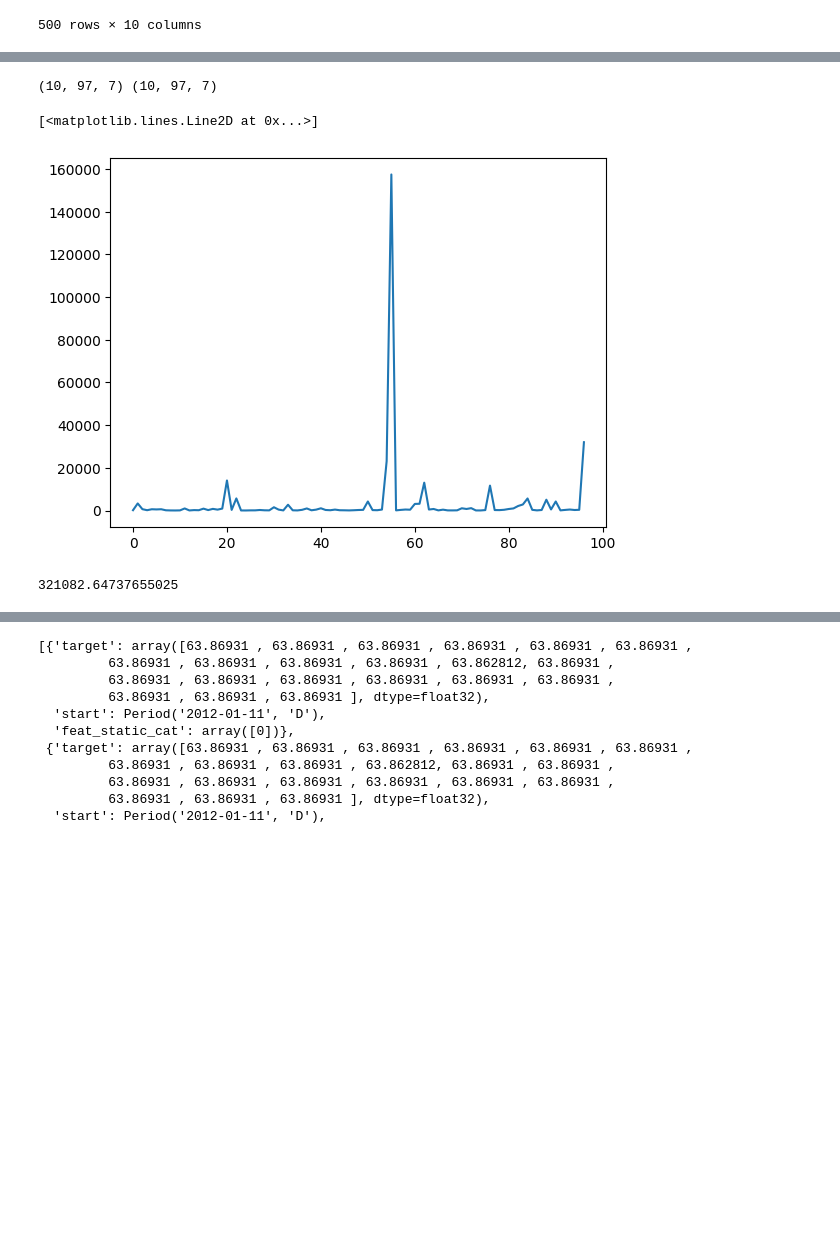
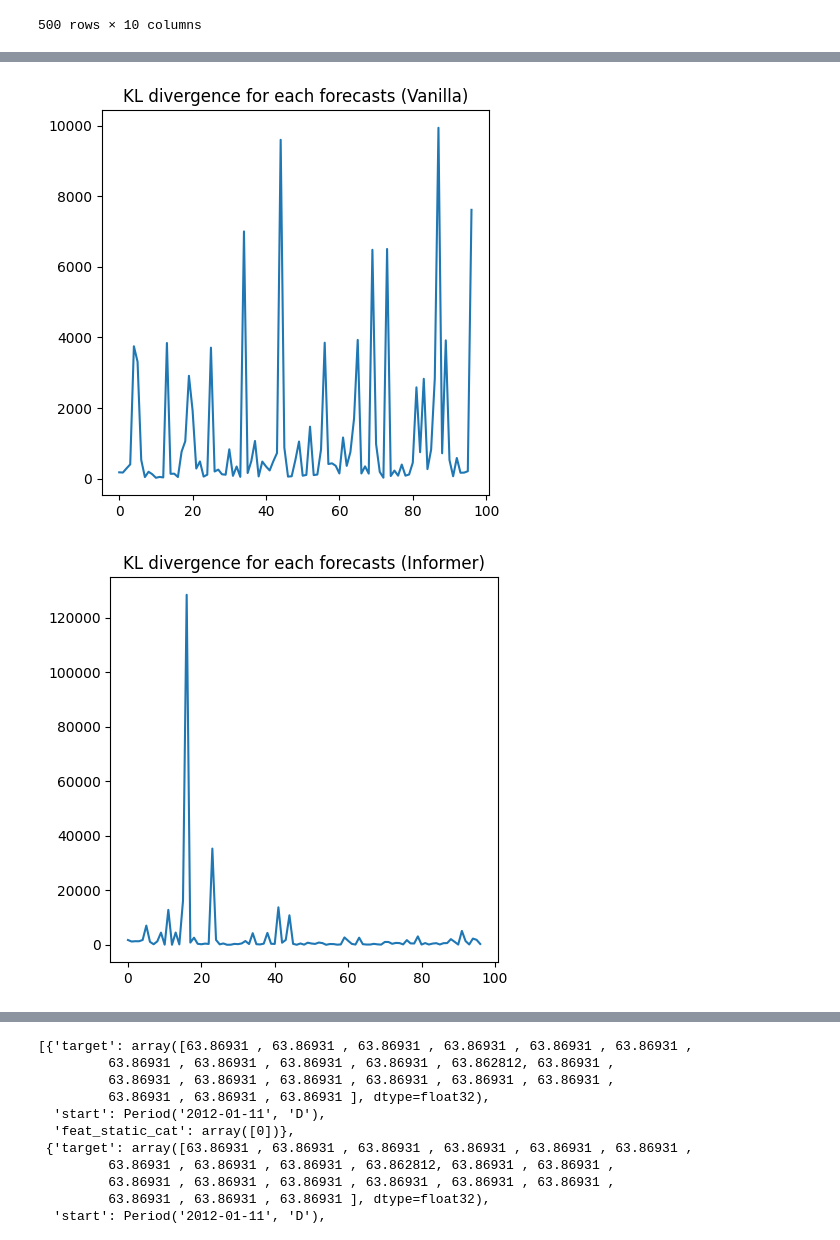
Before and after one commit to DenardYap/time-series-forecasting, a Jupyter notebook: src/playground/transformer_playground_electric.ipynb, the cells around one changed output, grey strips where cells are left out. Cells and saved outputs as stored; diff of their text form; code cells hidden in the pictures; blank space fills up the shorter version.

```diff
--- a/src/playground/transformer_playground_electric.ipynb
+++ b/src/playground/transformer_playground_electric.ipynb
@@ -1364,46 +1313,52 @@ informer_forecasts_ev[np.isnan(informer_forecasts_ev)] = 0
 # %%
 from helper import kl_between_two_dist
 
-# df_scaled_no_nan = df_scaled.fillna(0)
-A = []
-B = []
-for column_name in df_scaled_no_nan.columns:
-    curList = []
-    if column_name[0] != "M":
-        continue
-    cur_df = df_scaled_no_nan[column_name][375 + 21:]
+# Gather all the forecasts and put in B
+# Also gather all the forecasts' respective true value in A
 
-    for i in range(len(cur_df) - 7):
-        curList.append(np.array(cur_df[i : i + 7]))
-    A.append(np.array(curList))
+def getForecastsAndObserved(forecasts):
+    A = []
+    B = []
+    for column_name in df_scaled_no_nan.columns:
+        curList = []
+        if column_name[0] != "M":
+            continue
+        cur_df = df_scaled_no_nan[column_name][375 + 21:]
 
-for i in range(0, len(vanilla_forecasts_ev), 97):
-    curList = []
-    for j in range(97):
-        curList.append(np.array(vanilla_forecasts_ev[i + j][0]))
+        for i in range(len(cur_df) - 7):
+            curList.append(np.array(cur_df[i : i + 7]))
+        A.append(np.array(curList))
 
-    B.append(np.array(curList))
+    for i in range(0, len(forecasts), 97):
+        curList = []
+        for j in range(97):
+            curList.append(np.array(forecasts[i + j][0]))
 
+        B.append(np.array(curList))
 
-A = np.array(A)
-B = np.array(B)
-# assert(len(A) == len(B))
-# print(kl_between_two_dist(A, B))
-print(A.shape, B.shape)
+    A = np.array(A)
+    B = np.array(B)
+    return A, B
+A, B = getForecastsAndObserved(vanilla_forecasts_ev)
+informerA, informerB = getForecastsAndObserved(informer_forecasts_ev)
-# %% [output]
-(10, 97, 7) (10, 97, 7)
 # %%
+# Calculate the KL divergences between these two Multivariate gaussian distribution
+# for every single forecasts (97 forecasts)
 
-KL_div_list = []
+def plotKL_Div_between_A_and_B(A, B, title):
+    KL_div_list = []
 
-# Calcualte the KL div between all 97 forecast points and observed points
-for i in range(A.shape[1]):
-    KL_div_list.append(kl_between_two_dist(A[:, i, :], B[:, i, :]))
-plt.plot(KL_div_list)
+    # Calcualte the KL div between all 97 forecast points and observed points
+    for i in range(A.shape[1]):
+        KL_div_list.append(kl_between_two_dist(A[:, i, :], B[:, i, :]))
+
+    plt.figure(figsize=(5, 5))
+    plt.title(title)
+    plt.plot(KL_div_list)
+    return KL_div_list
+
+KL_div_list = plotKL_Div_between_A_and_B(A, B, "KL divergence for each forecasts (Vanilla)")
+informer_KL_div_list = plotKL_Div_between_A_and_B(informerA, informerB, "KL divergence for each forecasts (Informer)")
 # %% [output]
-[<matplotlib.lines.Line2D at 0x...>]
-[figure, old version]
+[figure, new version]
+[figure, added]
-# %%
-sum(KL_div_list)
-# %% [output]
-321082.64737655025
```
Also changed, not shown: parts of 38 cells of this notebook, 12 other files.
